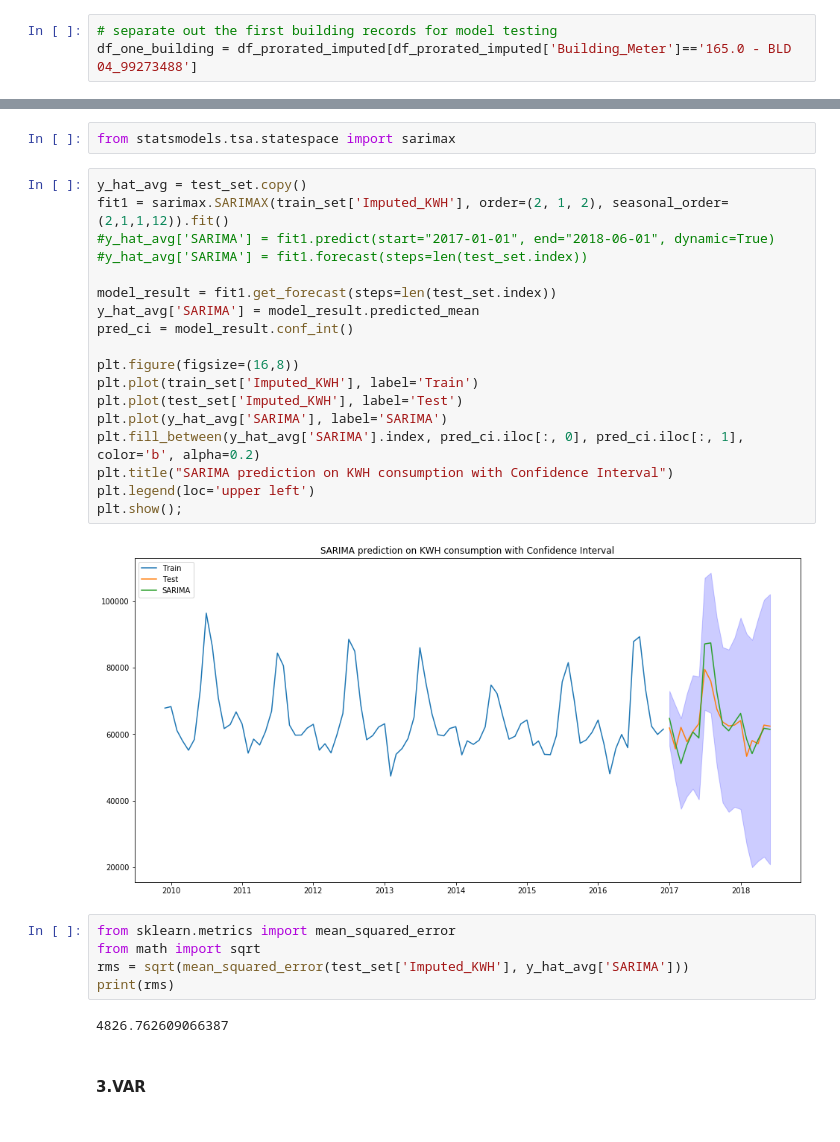
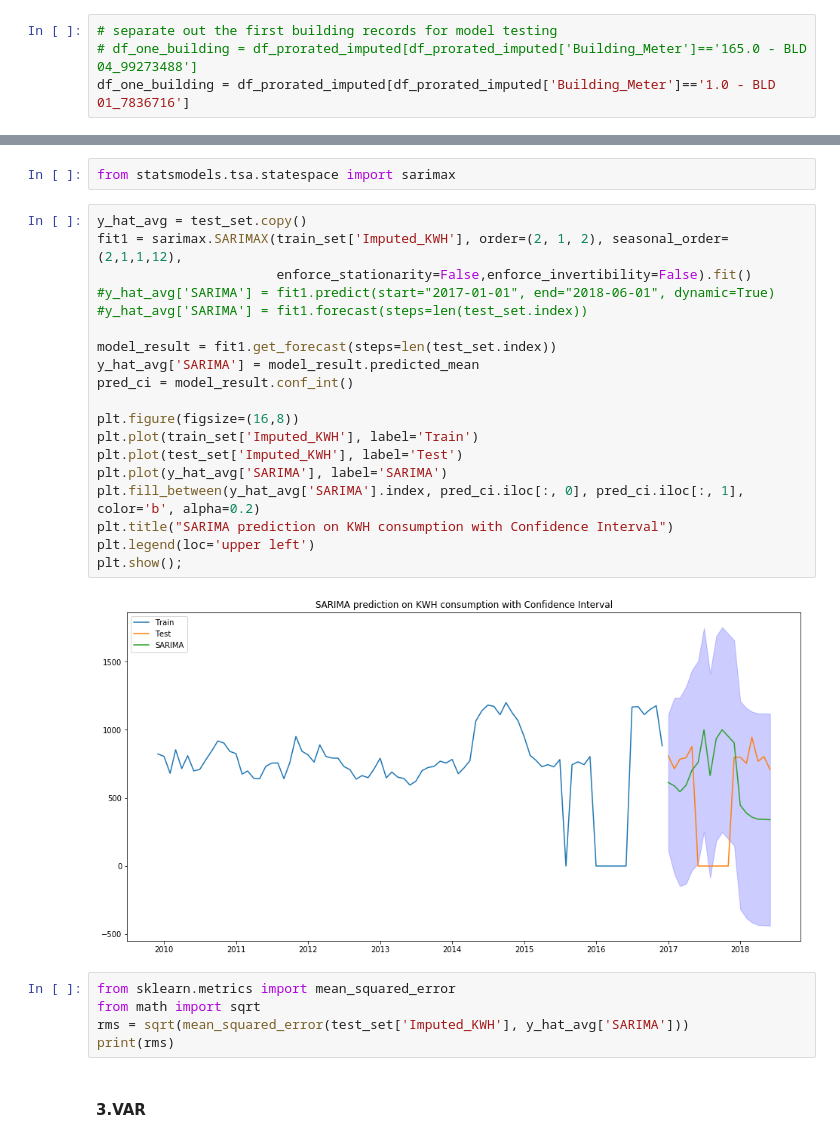
Before and after one commit to jasonfeiwang/Anomaly-Detectors, a Jupyter notebook: src/TS_SARIMA_VAR.ipynb, the cells around one changed output, grey strips where cells are left out. Cells and saved outputs as stored; diff of their text form.

Commit message:
update SARIMA code

```diff
--- a/src/TS_SARIMA_VAR.ipynb
+++ b/src/TS_SARIMA_VAR.ipynb
@@ -26,7 +26,8 @@ df_prorated_imputed.head()
 | 4 | 165.0 - BLD 04_99273488 | 2010-04-01 | Month_In_The_Middle | 30 | 30.0 | 0.0 | No Gap | 55164.054336 | ... |
 # %%
 # separate out the first building records for model testing
-df_one_building = df_prorated_imputed[df_prorated_imputed['Building_Meter']=='165.0 - BLD 04_99273488']
+# df_one_building = df_prorated_imputed[df_prorated_imputed['Building_Meter']=='165.0 - BLD 04_99273488']
+df_one_building = df_prorated_imputed[df_prorated_imputed['Building_Meter']=='1.0 - BLD 01_7836716']
 # %%
 plt.plot(df_one_building['Month'],df_one_building['Imputed_KWH'])
 # %% [output]
@@ -138,30 +139,29 @@ plt.tight_layout();
 from statsmodels.tsa.statespace import sarimax
 # %%
 y_hat_avg = test_set.copy()
-fit1 = sarimax.SARIMAX(train_set['Imputed_KWH'], order=(2, 1, 2), seasonal_order=(2,1,1,12)).fit()
+fit1 = sarimax.SARIMAX(train_set['Imputed_KWH'], order=(2, 1, 2), seasonal_order=(2,1,1,12),
+                       enforce_stationarity=False,enforce_invertibility=False).fit()
 #y_hat_avg['SARIMA'] = fit1.predict(start="2017-01-01", end="2018-06-01", dynamic=True)
 #y_hat_avg['SARIMA'] = fit1.forecast(steps=len(test_set.index))
 
 model_result = fit1.get_forecast(steps=len(test_set.index))
 y_hat_avg['SARIMA'] = model_result.predicted_mean
 pred_ci = model_result.conf_int()
 
 plt.figure(figsize=(16,8))
 plt.plot(train_set['Imputed_KWH'], label='Train')
 plt.plot(test_set['Imputed_KWH'], label='Test')
 plt.plot(y_hat_avg['SARIMA'], label='SARIMA')
 plt.fill_between(y_hat_avg['SARIMA'].index, pred_ci.iloc[:, 0], pred_ci.iloc[:, 1], color='b', alpha=0.2)
 plt.title("SARIMA prediction on KWH consumption with Confidence Interval")
 plt.legend(loc='upper left')
 plt.show();
 # %% [output]
-[figure, old version]
+[figure, new version]
 # %%
 from sklearn.metrics import mean_squared_error
 from math import sqrt
 rms = sqrt(mean_squared_error(test_set['Imputed_KWH'], y_hat_avg['SARIMA']))
 print(rms)
-# %% [output]
-4826.762609066387
 # %% [markdown]
 #### 3.VAR
```
Also changed, not shown: parts of 7 cells of this notebook.
